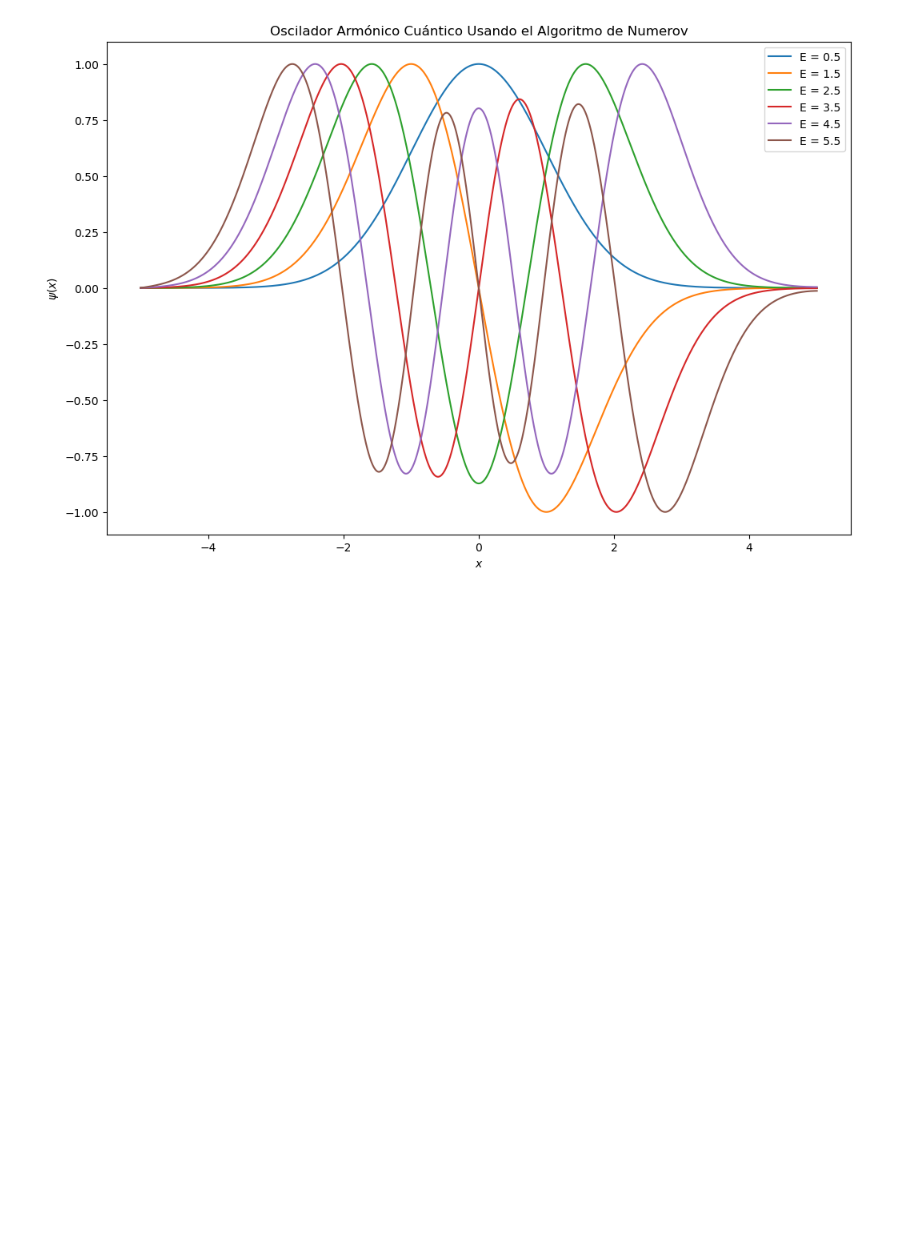
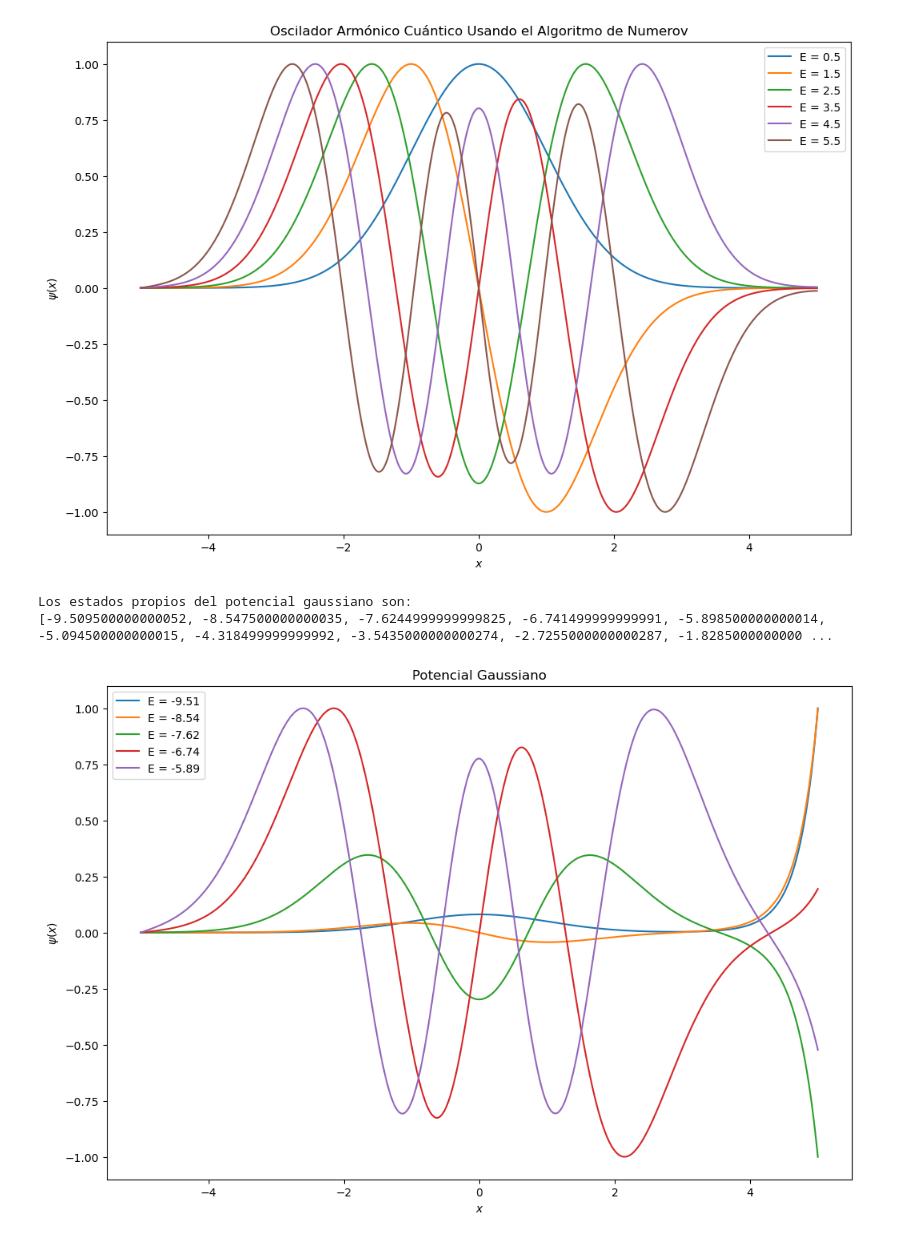
Before and after one commit to leylaaaa1/MetodosII_SantiagoGarcia_CatalinaGuatibonza, a Jupyter notebook: Tarea4_SantiagoGarcia_CatalinaGuatibonza/T4P6QuantumMechanics_SantiagoGarcia_CatalinaGuatibonza.ipynb, the cells around one changed output. Saved outputs shown, nothing was run; the diff lists cells and outputs as text; code cells hidden in the pictures; blank space fills up the shorter version.

```diff
--- a/Tarea4_SantiagoGarcia_CatalinaGuatibonza/T4P6QuantumMechanics_SantiagoGarcia_CatalinaGuatibonza.ipynb
+++ b/Tarea4_SantiagoGarcia_CatalinaGuatibonza/T4P6QuantumMechanics_SantiagoGarcia_CatalinaGuatibonza.ipynb
@@ -13,3 +13,6 @@ def V(x):
     m = 1
     omega = 1
     return (1/2) * m * (omega**2) * (x**2)
+# %%
+def V_gaussian(x):
+    return -10 * np.exp(-x**2 / 20)
@@ -72,6 +78,8 @@ Los valores propios de la función son:
 [0.5005000000000001, 1.5005000000000002, 2.5005000000000006, 3.5005000000000015, 4.500500000000001, 5.500499999999997, 6.5004999999999935, 7.502499999999991, 8.511499999999979, 9.536499999999961]
 # %%
 Niveles_E = [0.5, 1.5, 2.5, 3.5, 4.5, 5.5]
+E_gaussian = [-9.51, -8.54, -7.62, -6.74, -5.89]
+E_rational = [-0.6985,-2.4713, -0.4264]
 # %%
 plt.figure(figsize=(12, 8))
 
@@ -87,3 +95,57 @@ plt.legend()
 plt.show()
 # %% [output]
 [figure]
+# %%
+def Energy_g(dE_i=0.1, dE_r=0.001, E_max=0):
+
+    def F_Energies(dE, E_values, E_start=-10, E_end=E_max, refine=False):
+
+        E = E_start
+        last_psi_end = None
+
+        while E <= E_end:
+            psi = Numerov(x, V_gaussian, E)
+            psi_end = psi[-1]
+
+            if last_psi_end is not None and psi_end * last_psi_end < 0:
+                if refine:
+                    E_values.append(E - dE / 2)
+                else:
+                    E_values.append(E)
+
+            last_psi_end = psi_end
+            E += dE
+
+    E_values1 = []
+    F_Energies(dE_i, E_values1)
+    E_values_g = []
+
+    for E_approx in E_values1:
+        E_start = E_approx - dE_i
+        E_end = E_approx + dE_i
+        F_Energies(dE_r, E_values_g, E_start, E_end, refine=True)
+
+    return E_values_g
+
+E_values_g = Energy_g()
+
+print('Los estados propios del potencial gaussiano son: ')
+print(E_values_g)
+# %% [output]
+Los estados propios del potencial gaussiano son:
+[-9.509500000000052, -8.547500000000035, -7.6244999999999825, -6.741499999999991, -5.898500000000014, -5.094500000000015, -4.318499999999992, -3.5435000000000274, -2.7255000000000287, -1.8285000000000 ...
+# %%
+plt.figure(figsize=(12, 8))
+
+for i, E in enumerate(E_gaussian):
+    psi = Numerov(x, V_gaussian, E)
+    psi_normalized = psi / np.max(np.abs(psi))
+    plt.plot(x, psi_normalized, label=f'E = {E:.2f}')
+
+plt.title('Potencial Gaussiano')
+plt.xlabel('$x$')
+plt.ylabel('$\psi(x)$')
+plt.legend()
+plt.show()
+# %% [output]
+[figure, added]
```
Also changed, not shown: parts of 3 cells of this notebook.
